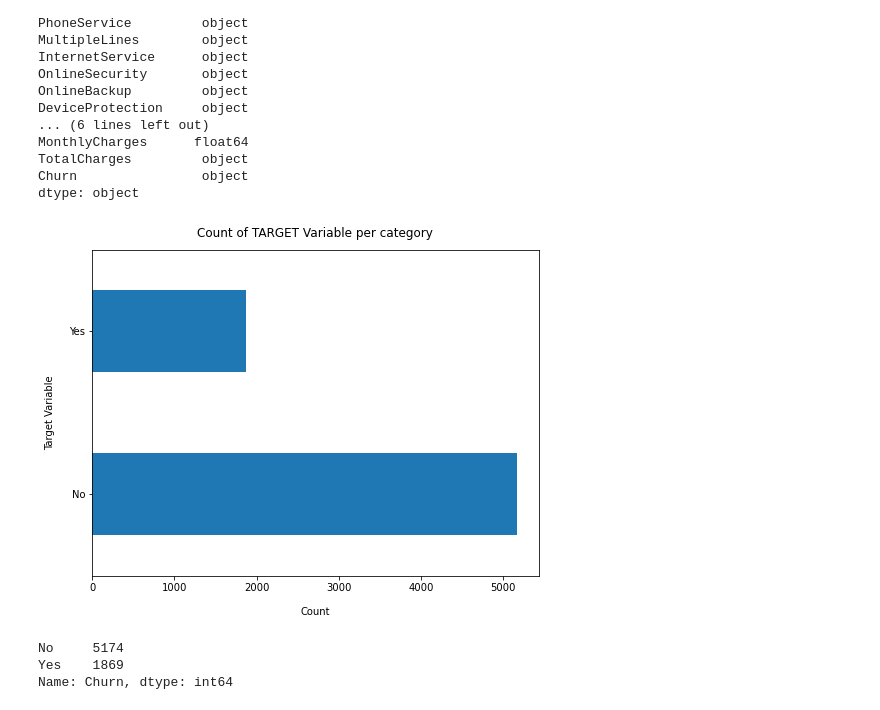
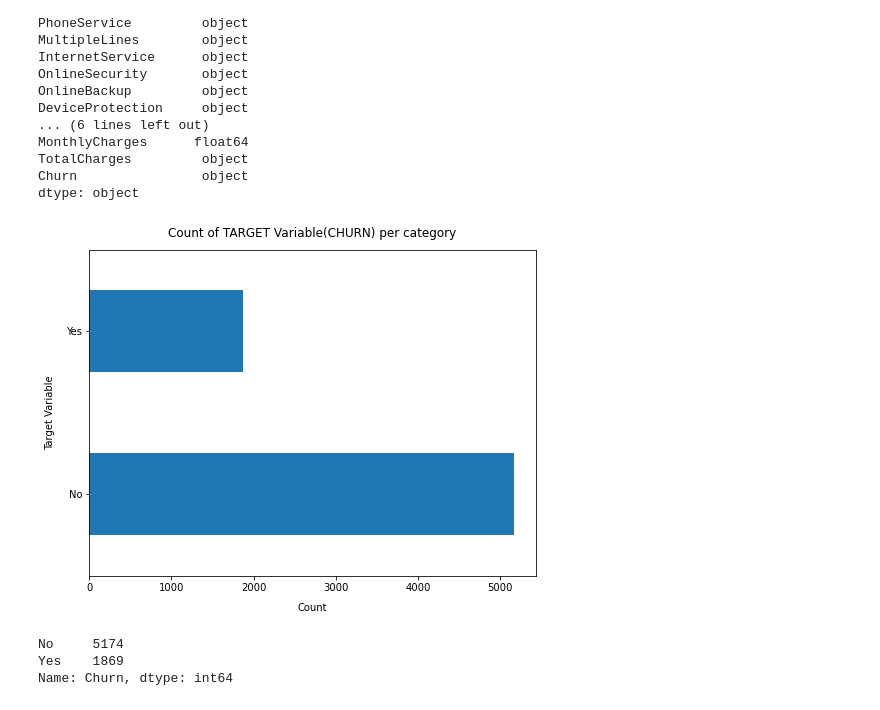
Before and after one commit to s6gandhi/TeleCom-Churn-ML, a Jupyter notebook: TeleCom Churn_EDA.ipynb, the cells around one changed output. Saved outputs shown, nothing was run; the diff lists cells and outputs as text; code cells hidden in the pictures.

```diff
--- a/TeleCom Churn_EDA.ipynb
+++ b/TeleCom Churn_EDA.ipynb
@@ -43,12 +51,13 @@ TotalCharges         object
 Churn                object
 dtype: object
 # %%
+#Find out the number of yes/no fo churning
 telco_base_data['Churn'].value_counts().plot(kind='barh', figsize=(8, 6))
-plt.xlabel("Count", labelpad=14)
-plt.ylabel("Target Variable", labelpad=14)
-plt.title("Count of TARGET Variable per category", y=1.02);
+plt.xlabel("Count", labelpad=10)
+plt.ylabel("Target Variable", labelpad=11)
+plt.title("Count of TARGET Variable(CHURN) per category", y=1.02);
 # %% [output]
-[figure, old version]
+[figure, new version]
 # %%
 telco_base_data['Churn'].value_counts()
 # %% [output]
```
Also changed, not shown: parts of 47 cells of this notebook.
